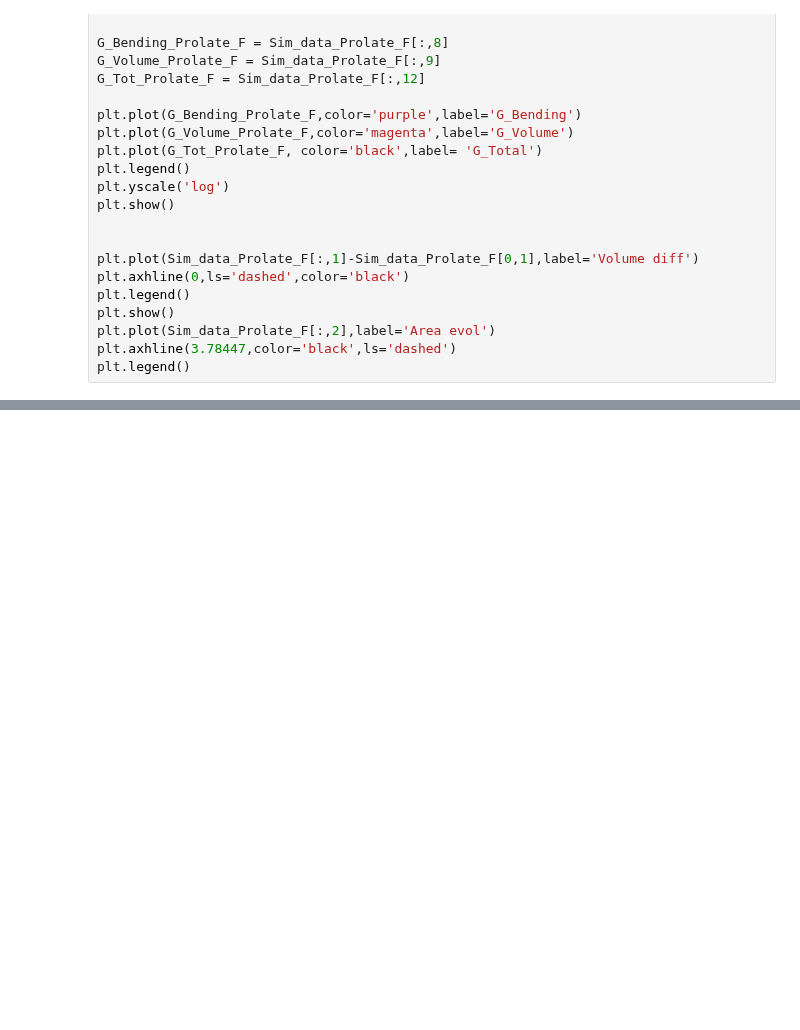
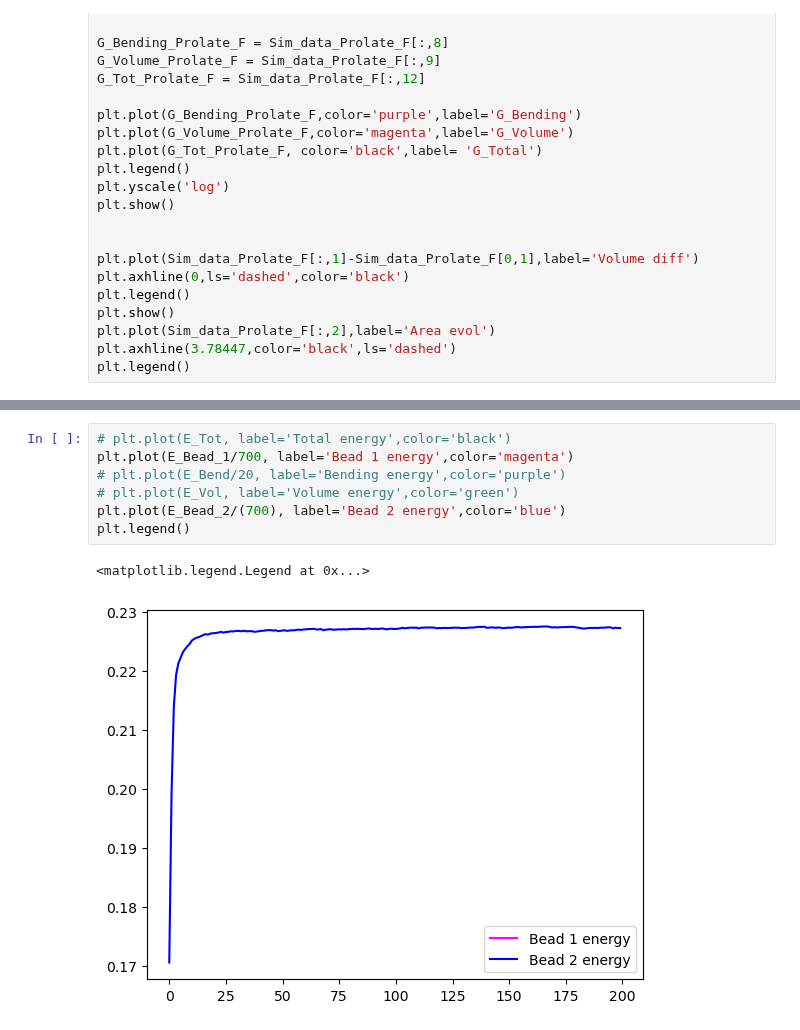
Before and after one commit to Mau-bep/MiraculousMembranes, a Jupyter notebook: projects/geometric-flow/Scripts/Analysis_nb.ipynb, the cells around one changed output, grey strips where cells are left out. Drawn from its saved outputs; the diff is of its cells as text; blank space fills up the shorter version.

```diff
--- a/projects/geometric-flow/Scripts/Analysis_nb.ipynb
+++ b/projects/geometric-flow/Scripts/Analysis_nb.ipynb
@@ -649,0 +774,10 @@ plt.legend()
+# %%
+# plt.plot(E_Tot, label='Total energy',color='black')
+plt.plot(E_Bead_1/700, label='Bead 1 energy',color='magenta')
+# plt.plot(E_Bend/20, label='Bending energy',color='purple')
+# plt.plot(E_Vol, label='Volume energy',color='green')
+plt.plot(E_Bead_2/(700), label='Bead 2 energy',color='blue')
+plt.legend()
+# %% [output]
+<matplotlib.legend.Legend at 0x...>
+[figure, added]
```
Also changed, not shown: parts of 9 cells of this notebook, 14 other files.
